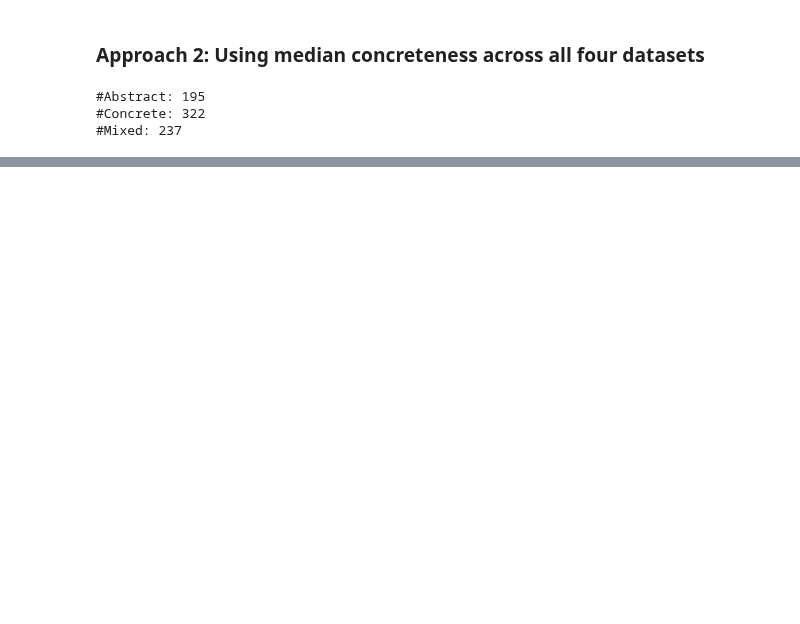
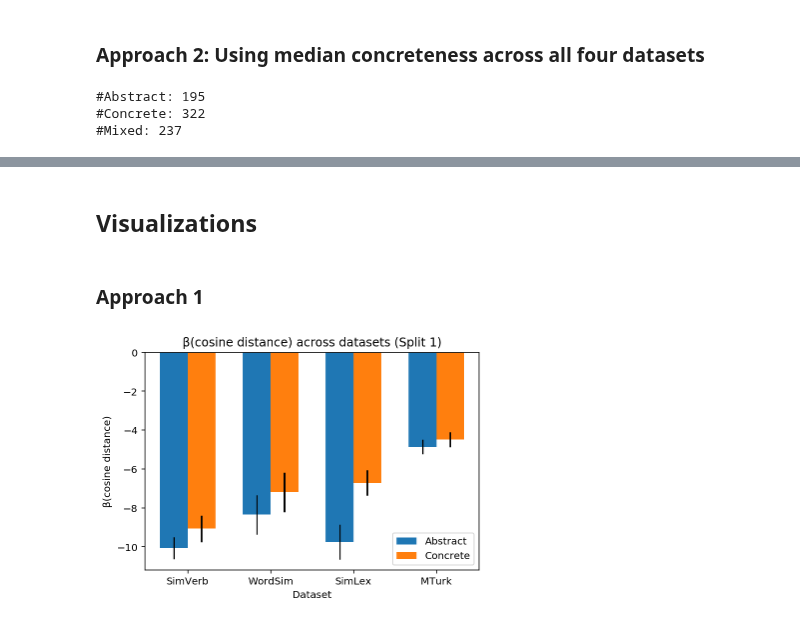
Before and after one commit to seantrott/abstract_concrete, a Jupyter notebook: Data analysis.ipynb, the cells around one changed output, grey strips where cells are left out. Cells and saved outputs as stored; diff of their text form; code cells hidden in the pictures; blank space fills up the shorter version.

Commit message:
Abstract

```diff
--- a/Data analysis.ipynb
+++ b/Data analysis.ipynb
@@ -284,0 +269,3 @@ get_stats_for_dataset(df_simlex, FORMULA)
+# %%
+simlex1 = get_stats_for_dataset(df_simlex, FORMULA, "SimLex")
+simlex1
@@ -322,0 +309,3 @@ get_stats_for_dataset(df_mturk, FORMULA)
+# %%
+mturk1 = get_stats_for_dataset(df_mturk, FORMULA, "MTurk")
+mturk1
@@ -340,0 +337,36 @@ get_stats_for_dataset(df_mturk, FORMULA)
+# %% [markdown]
+## Visualizations
+# %%
+def grouped_barplot(df, cat, subcat, val, err, x_label, y_label, title, fig_path):
+    """Just for making barplots with error bars."""
+    u = df[cat].unique()
+    x = np.arange(len(u))
+    subx = df[subcat].unique()
+    offsets = (np.arange(len(subx))-np.arange(len(subx)).mean())/(len(subx)+1.)
+    width= np.diff(offsets).mean()
+    for i,gr in enumerate(subx):
+        dfg = df[df[subcat] == gr]
+        plt.bar(x+offsets[i], dfg[val].values, width=width,
+                label="{}".format(gr), yerr=dfg[err].values)
+    plt.xlabel(cat)
+    plt.ylabel(val)
+    plt.xticks(x, u)
+    plt.legend()
+    plt.xlabel(x_label)
+    plt.ylabel(y_label)
+    plt.title(title)
+    plt.savefig(fig_path, dpi=300)
+    plt.show()
+# %% [markdown]
+### Approach 1
+# %%
+df_approach1 = pd.concat([simverb1, wordsim1, simlex1, mturk1])
+df_just_abs_conc = df_approach1[df_approach1['comparison'].isin(['Abstract', 'Concrete'])]
+# %%
+grouped_barplot(df_just_abs_conc, 'dataset', 'comparison', 'coef', 'se',
+               x_label = 'Dataset',
+               y_label = "\u03B2(cosine distance)",
+               title = "\u03B2(cosine distance) across datasets (Split 1)",
+               fig_path = "Figures/overall_fits/all_models_approach1_5b.png")
+# %% [output]
+[figure, added]
```
Also changed, not shown: parts of 59 cells of this notebook.
